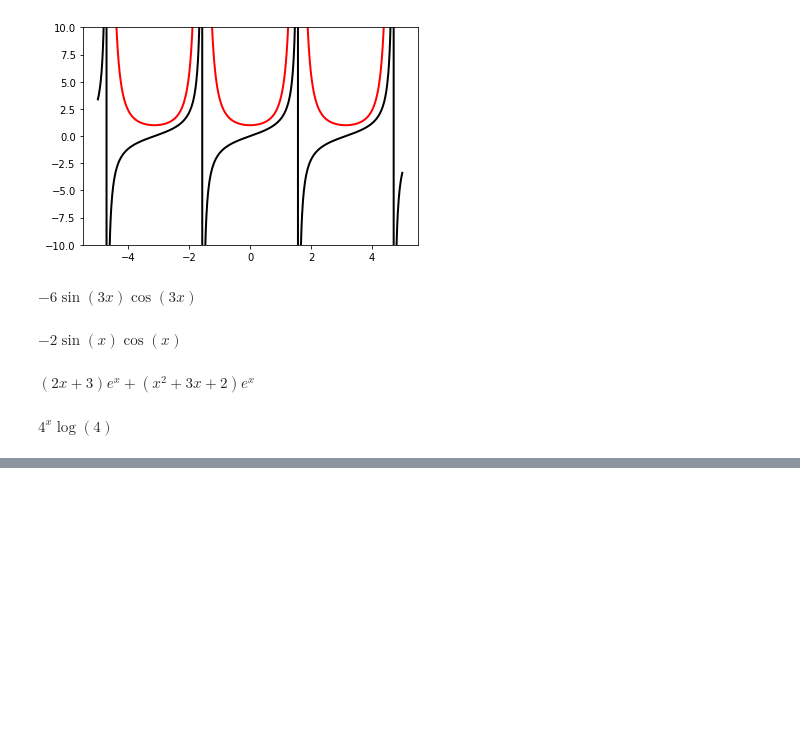
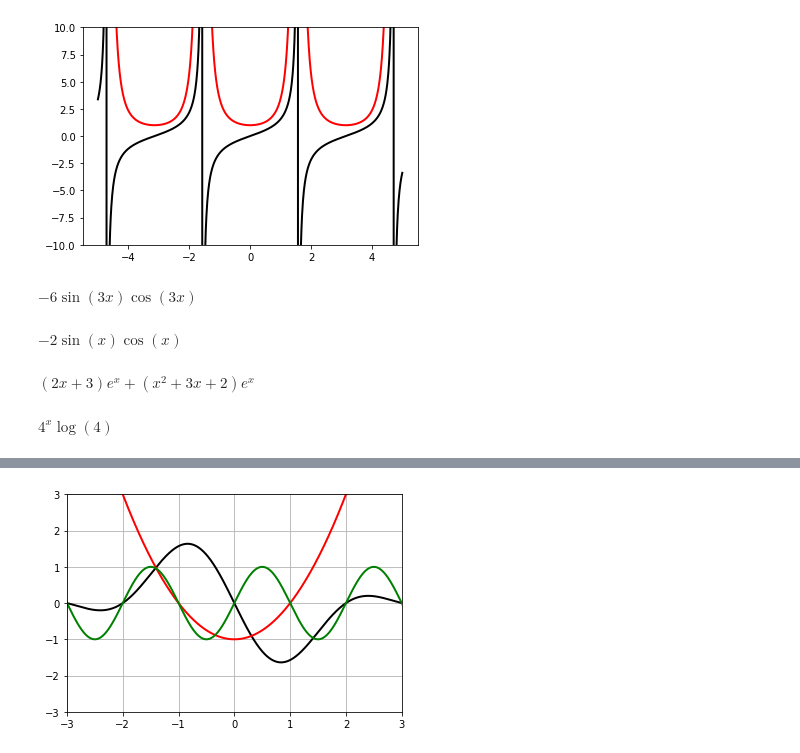
Before and after one commit to sjrusso8/calculus-refresher, a Jupyter notebook: calculus/practice_calc.ipynb, the cells around one changed output, grey strips where cells are left out. Cells and saved outputs as stored; diff of their text form; code cells hidden in the pictures; blank space fills up the shorter version.

```diff
--- a/calculus/practice_calc.ipynb
+++ b/calculus/practice_calc.ipynb
@@ -125,0 +138,4 @@ $\displaystyle 4^{x} \log{\left(4 \right)}$
+# %%
+fx = (sym.sin(sym.pi*x)/(x**2 - 1))
+gx = x**2 - 1
+hx = sym.sin(sym.pi*x)
@@ -125,0 +145,18 @@ $\displaystyle 4^{x} \log{\left(4 \right)}$
+# %%
+xx = np.linspace(-5,5,1000)
+
+fx_lambda = sym.lambdify(x, fx)(xx)
+dfx_lambda = sym.lambdify(x, sym.diff(fx)(xx)
+gx_lambda = sym.lambdify(x, gx)(xx)
+hx_lambda = sym.lambdify(x, hx)(xx)
+
+plt.plot(xx,fx_lambda,'k',linewidth=2)
+plt.plot(xx,gx_lambda,'r',linewidth=2)
+plt.plot(xx,hx_lambda,'g',linewidth=2)
+plt.plot(xx,hx_lambda,'g',linewidth=2)
+plt.ylim(-3,3)
+plt.xlim(-3,3)
+plt.grid()
+plt.show()
+# %% [output]
+[figure, added]
```
Also changed, not shown: parts of 4 cells of this notebook.
